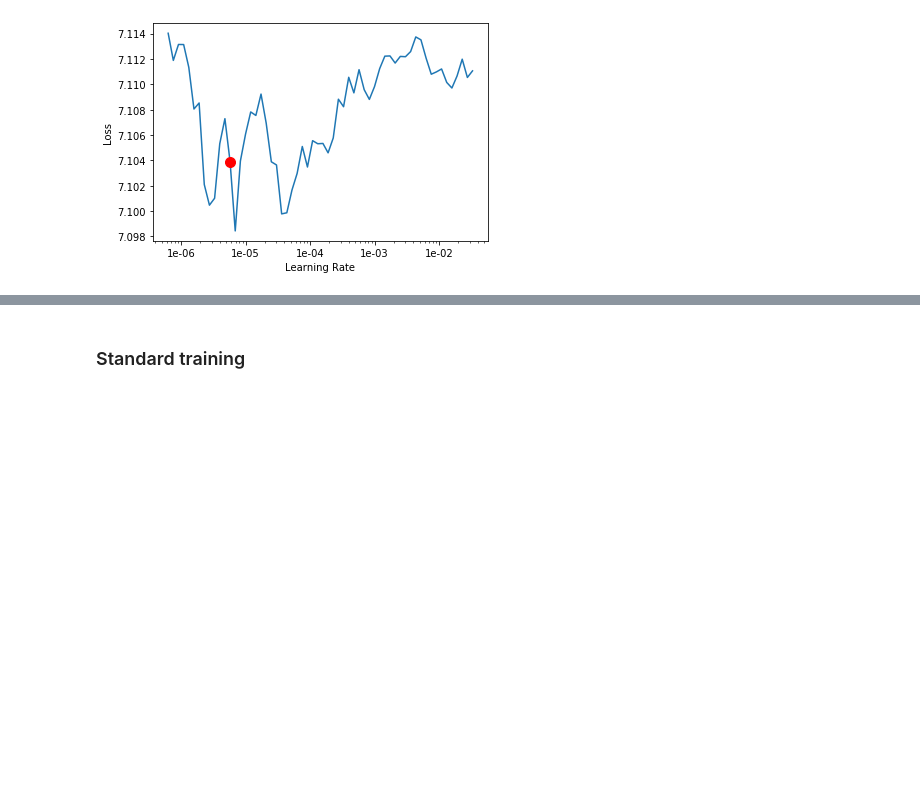
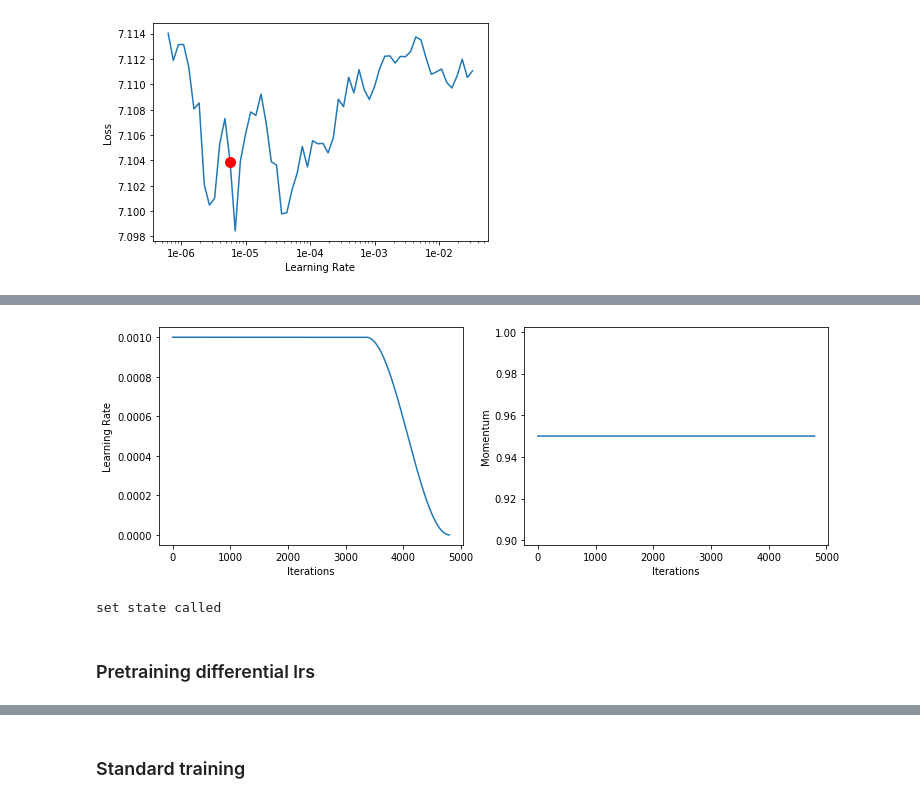
Before and after one commit to MicPie/recursion-cellular-image-classification, a Jupyter notebook: rcic_v40_efficientnet-b4_Mish_Ranger_LabelSmoothingLoss.ipynb, the cells around one changed output, grey strips where cells are left out. Saved outputs shown, nothing was run; the diff lists cells and outputs as text; code cells hidden in the pictures; blank space fills up the shorter version.

```diff
--- a/rcic_v40_efficientnet-b4_Mish_Ranger_LabelSmoothingLoss.ipynb
+++ b/rcic_v40_efficientnet-b4_Mish_Ranger_LabelSmoothingLoss.ipynb
@@ -991,0 +1031,4 @@ learn.load('effnet/adacos_efficientnet_b4_e004_pretrain_inp-output_190916')
+# %%
+learn.recorder.plot_lr(show_moms=True)
+# %% [output]
+[figure, added]
@@ -992,3 +1037,9 @@ learn.load('effnet/adacos_efficientnet_b4_e004_pretrain_inp-output_190916')
+# %%
+learn.load('effnet/adacos_efficientnet_b4_e008_pretrain_inp-output_190916');
+# %% [output]
+set state called
+# %% [markdown]
+### Pretraining differential lrs
 # %%
 learn.unfreeze()
 #set_rg(learn.model.body, option=True)
```
Also changed, not shown: parts of 49 cells of this notebook, 2 other files.
